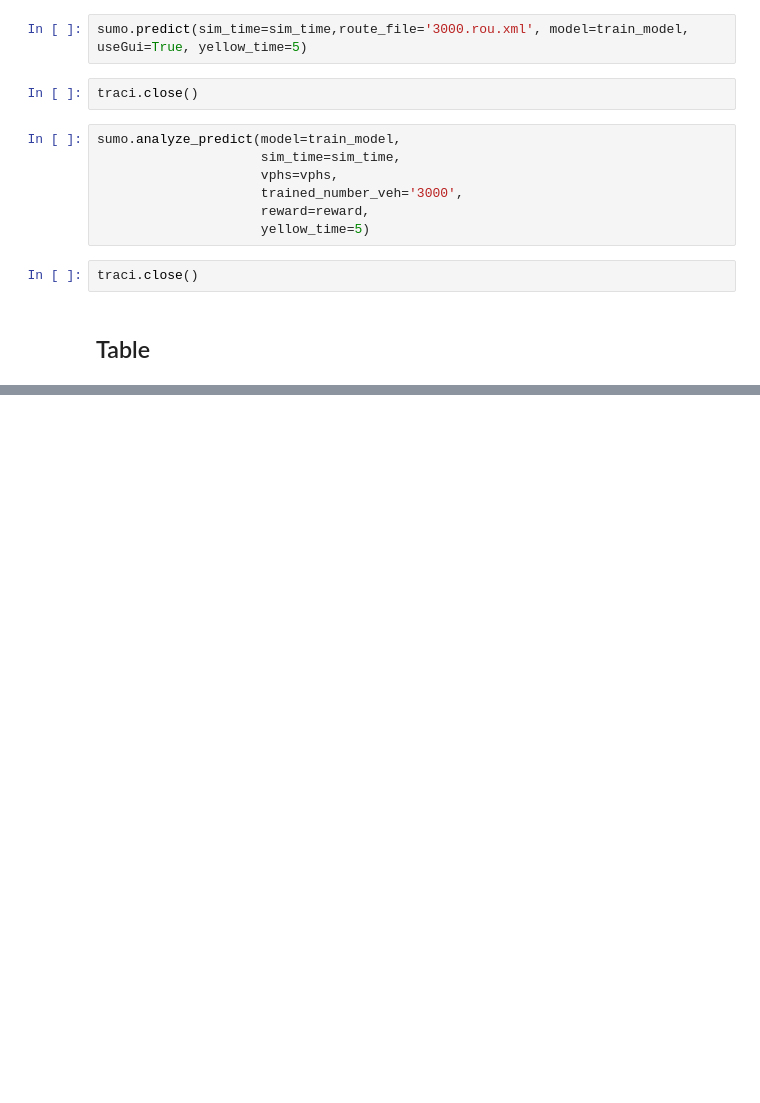
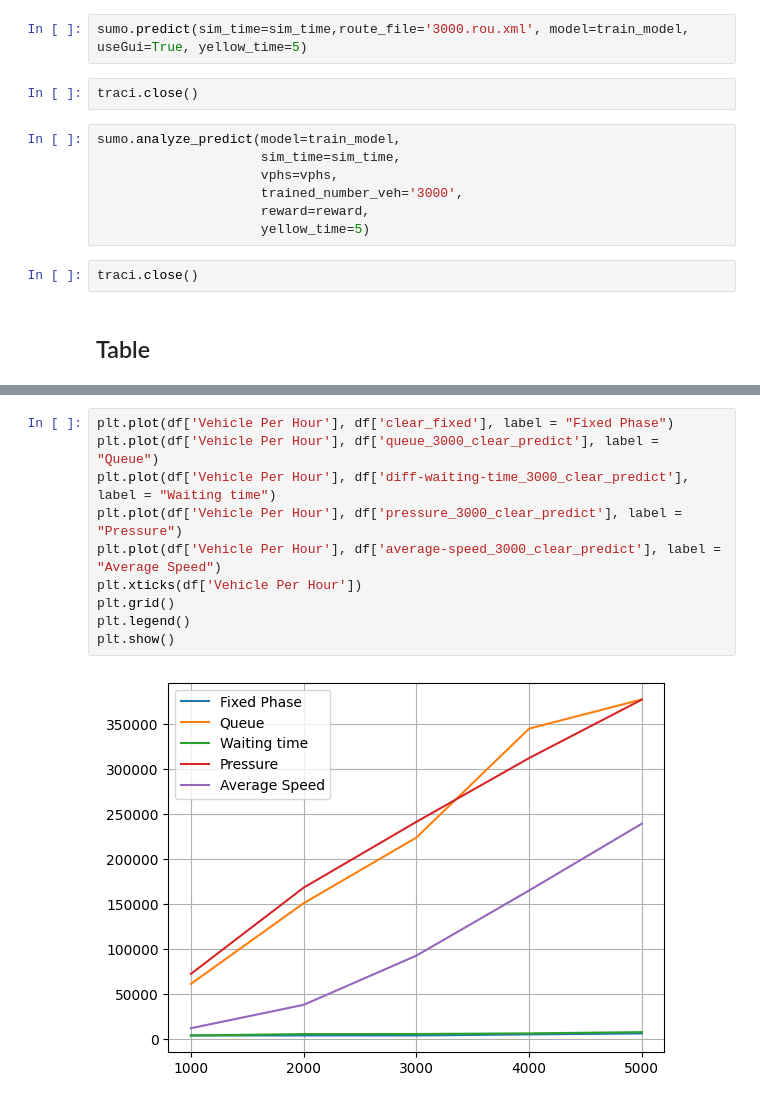
Before and after one commit to giftnichakul/deeprl-traffic-control, a Jupyter notebook: main.ipynb, the cells around one changed output, grey strips where cells are left out. Saved outputs shown, nothing was run; the diff lists cells and outputs as text; blank space fills up the shorter version.

```diff
--- a/main.ipynb
+++ b/main.ipynb
@@ -145,0 +161,12 @@ plt.show()
+# %%
+plt.plot(df['Vehicle Per Hour'], df['clear_fixed'], label = "Fixed Phase")
+plt.plot(df['Vehicle Per Hour'], df['queue_3000_clear_predict'], label = "Queue")
+plt.plot(df['Vehicle Per Hour'], df['diff-waiting-time_3000_clear_predict'], label = "Waiting time")
+plt.plot(df['Vehicle Per Hour'], df['pressure_3000_clear_predict'], label = "Pressure")
+plt.plot(df['Vehicle Per Hour'], df['average-speed_3000_clear_predict'], label = "Average Speed")
+plt.xticks(df['Vehicle Per Hour'])
+plt.grid()
+plt.legend()
+plt.show()
+# %% [output]
+[figure, added]
```
Also changed, not shown: parts of 9 cells of this notebook, 8 other files.
